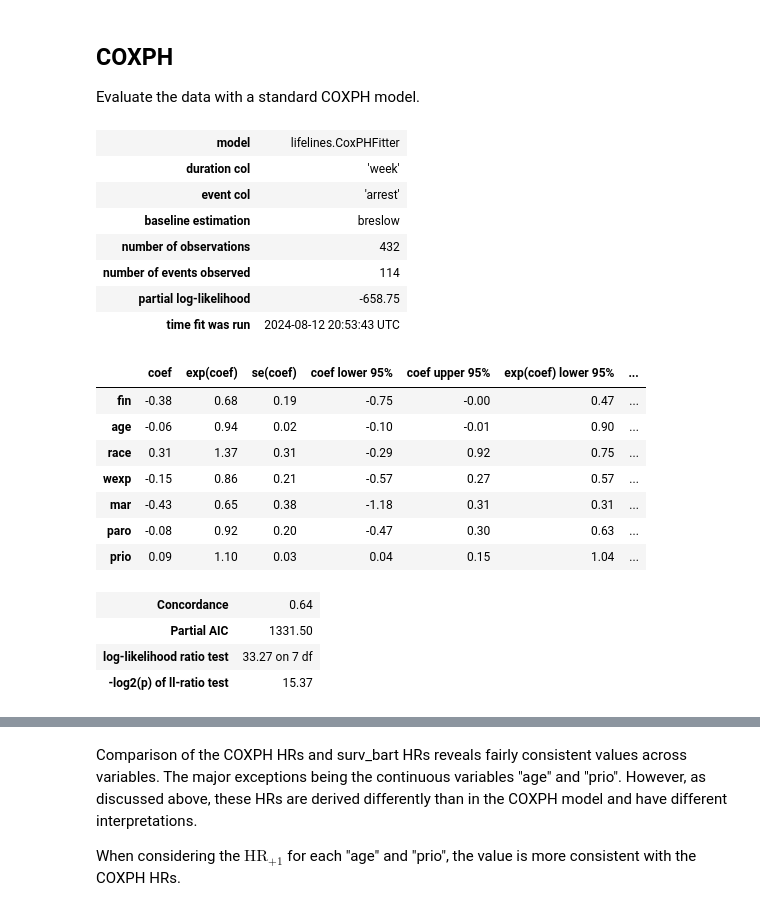
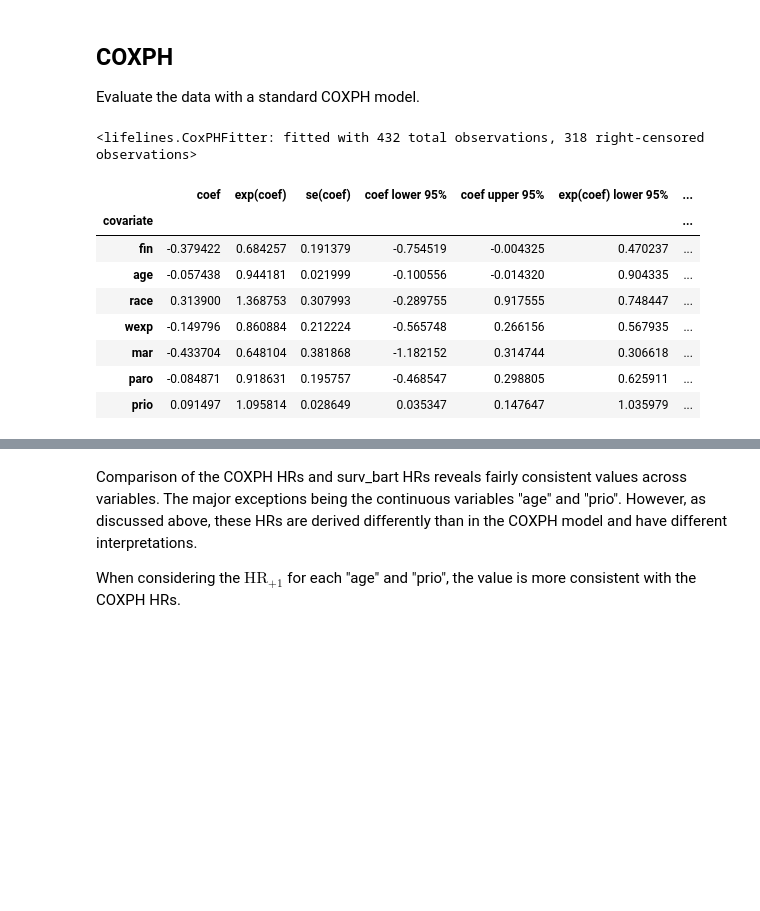
Before and after one commit to CDCgov/BART-Survival, a Jupyter notebook: examples/example2.ipynb, the cells around one changed output, grey strips where cells are left out. Drawn from its saved outputs; the diff is of its cells as text; code cells hidden in the pictures; blank space fills up the shorter version.

```diff
--- a/examples/example2.ipynb
+++ b/examples/example2.ipynb
@@ -418,30 +419,22 @@ Evaluate the data with a standard COXPH model.
 # %%
-rossi2 = load_rossi()
+
+rossi2 = ll.datasets.load_rossi()
 cph = ll.CoxPHFitter()
 cph.fit(rossi2, duration_col='week', event_col='arrest')
-
-cph.print_summary()  # access
 # %% [output]
-| model | lifelines.CoxPHFitter |
-| duration col | 'week' |
-| event col | 'arrest' |
-| baseline estimation | breslow |
-| number of observations | 432 |
-| number of events observed | 114 |
-| partial log-likelihood | -658.75 |
-| time fit was run | 2024-08-12 20:53:43 UTC |
-|  | coef | exp(coef) | se(coef) | coef lower 95% | coef upper 95% | exp(coef) lower 95% | ... |
-| fin | -0.38 | 0.68 | 0.19 | -0.75 | -0.00 | 0.47 | ... |
-| age | -0.06 | 0.94 | 0.02 | -0.10 | -0.01 | 0.90 | ... |
-| race | 0.31 | 1.37 | 0.31 | -0.29 | 0.92 | 0.75 | ... |
-| wexp | -0.15 | 0.86 | 0.21 | -0.57 | 0.27 | 0.57 | ... |
-| mar | -0.43 | 0.65 | 0.38 | -1.18 | 0.31 | 0.31 | ... |
-| paro | -0.08 | 0.92 | 0.20 | -0.47 | 0.30 | 0.63 | ... |
-| prio | 0.09 | 1.10 | 0.03 | 0.04 | 0.15 | 1.04 | ... |
-| Concordance | 0.64 |
-| Partial AIC | 1331.50 |
-| log-likelihood ratio test | 33.27 on 7 df |
-| -log2(p) of ll-ratio test | 15.37 |
+<lifelines.CoxPHFitter: fitted with 432 total observations, 318 right-censored observations>
+# %%
+cph.summary
+# %% [output]
+|  | coef | exp(coef) | se(coef) | coef lower 95% | coef upper 95% | exp(coef) lower 95% | ... |
+| covariate |  |  |  |  |  |  | ... |
+| fin | -0.379422 | 0.684257 | 0.191379 | -0.754519 | -0.004325 | 0.470237 | ... |
+| age | -0.057438 | 0.944181 | 0.021999 | -0.100556 | -0.014320 | 0.904335 | ... |
+| race | 0.313900 | 1.368753 | 0.307993 | -0.289755 | 0.917555 | 0.748447 | ... |
+| wexp | -0.149796 | 0.860884 | 0.212224 | -0.565748 | 0.266156 | 0.567935 | ... |
+| mar | -0.433704 | 0.648104 | 0.381868 | -1.182152 | 0.314744 | 0.306618 | ... |
+| paro | -0.084871 | 0.918631 | 0.195757 | -0.468547 | 0.298805 | 0.625911 | ... |
+| prio | 0.091497 | 1.095814 | 0.028649 | 0.035347 | 0.147647 | 1.035979 | ... |
 # %%
 # BART resutls
 [print(l) for l in HR_L]
```
Also changed, not shown: parts of 14 cells of this notebook, 10 other files.
